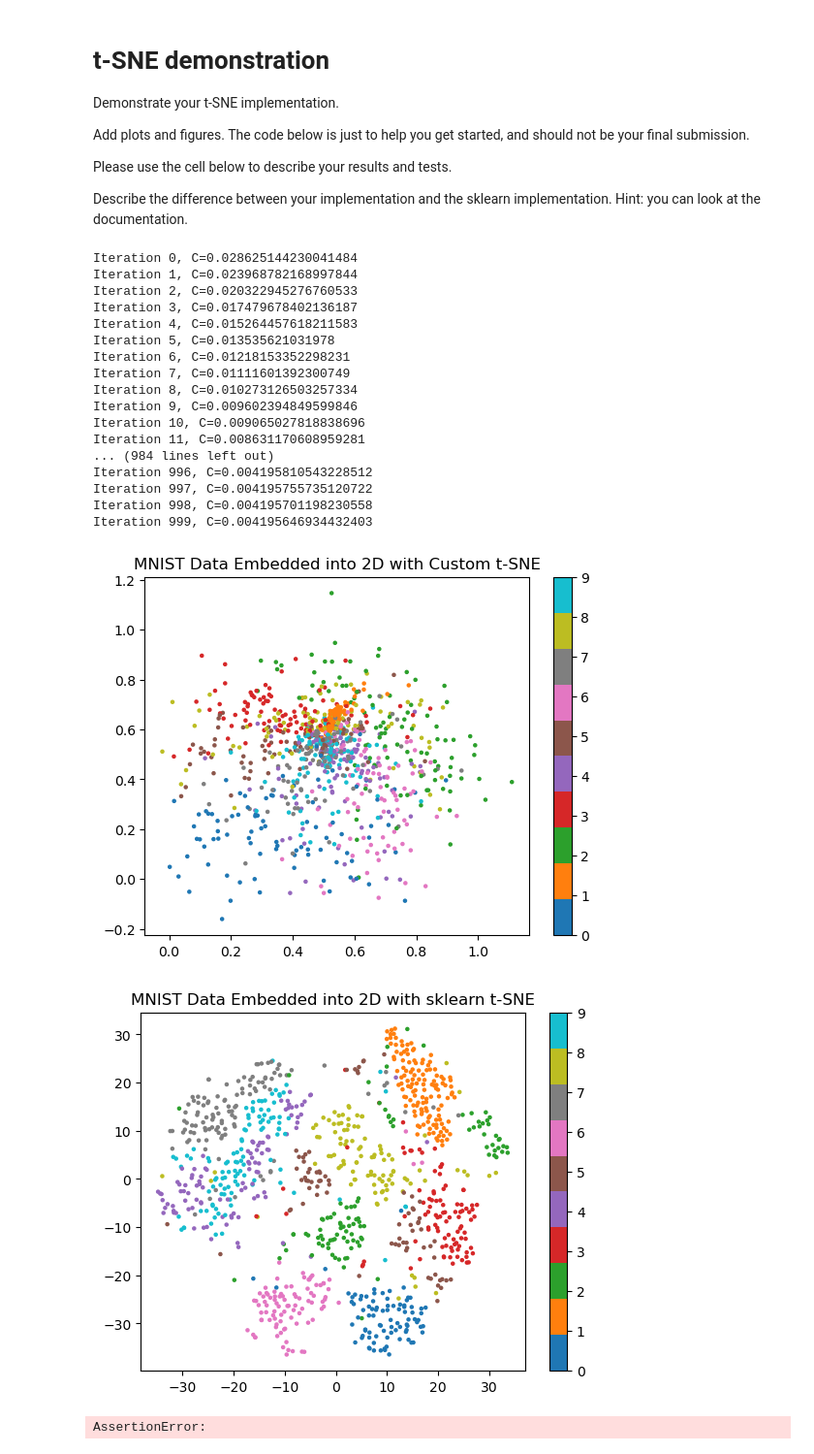
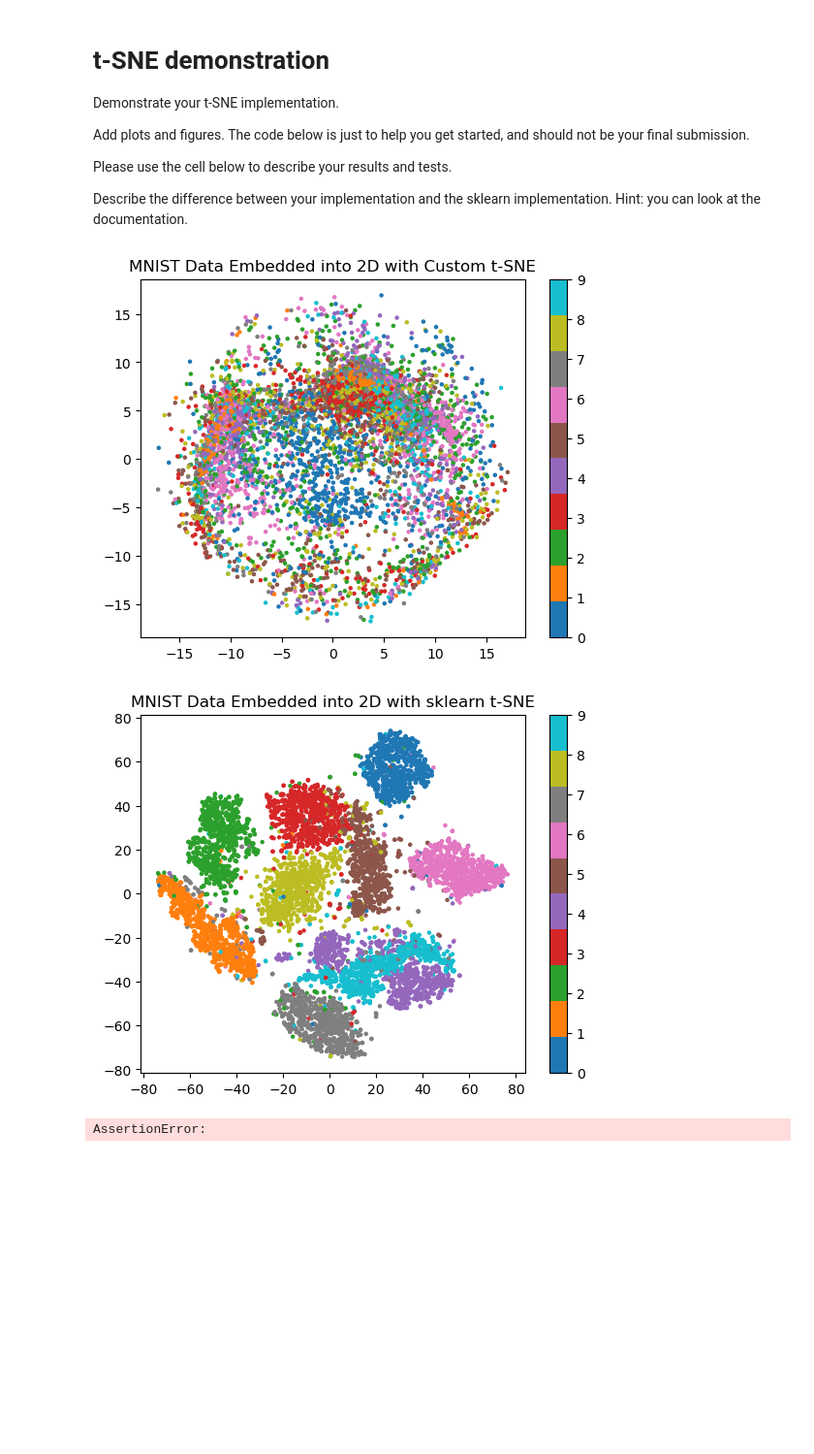
Before and after one commit to stavco9/advancedml-exc1, a Jupyter notebook: 3945_2025A_HW1_t-SNE.ipynb, the cells around one changed output. Shown at 97% size. Cells and saved outputs as stored; diff of their text form; code cells hidden in the pictures; blank space fills up the shorter version.

```diff
--- a/3945_2025A_HW1_t-SNE.ipynb
+++ b/3945_2025A_HW1_t-SNE.ipynb
@@ -64,8 +66,8 @@ class CustomTSNE:
         self.n_iter = n_iter
         self.learning_rate = learning_rate
         # Note: You may add more attributes
-        self.sigma = 10  # TODO
-        self.verbose = True  # TODO
+        self.sigma = 1  # TODO
+        self.verbose = False  # TODO
 
     def fit_transform(self, X):
         # Part 1: Implementing t-SNE
@@ -78,33 +80,35 @@ class CustomTSNE:
         X_dists = -X_dists**2 / (2*self.sigma**2)
         X_dists = np.exp(X_dists)
         X_dists = squareform(X_dists)  # diagonal is 0
+
+        # we saw that in sklearn's implementation
+        n_neighbors = min(N-1, int(self.perplexity))
+        n_nearest_indexes = np.argsort(X_dists, axis=1)[
+            :, 1:n_neighbors+1]  # +1 to remove i=j
+        X_dists = np.take_along_axis(X_dists, n_nearest_indexes, axis=1)
+
         p_ij = X_dists / np.sum(X_dists)  # normalize to a probabilty
 
         Y = np.random.random((N, self.n_components))
-
         for i in tqdm(range(self.n_iter), disable=not self.verbose):
-            Y_dists = pdist(Y)
+            Y_diff = Y[:, np.newaxis, :] - Y[n_nearest_indexes]
+            Y_dists = np.linalg.norm(Y_diff, axis=-1)
             Y_dists = 1+Y_dists**2
             Y_dists = Y_dists ** -1
-            Y_dists = squareform(Y_dists)  # diagonal is 0
             q_ij = Y_dists / np.sum(Y_dists)  # normalize to a probabilty
 
-            C = p_ij * np.log(p_ij/q_ij, where=(q_ij != 0) &
-                              (p_ij != 0))  # remove i=j cases
-            # TODO: remove division by 0 (although it doesnt do anything)
+            C = p_ij * np.log(p_ij/q_ij)
 
             C = np.sum(C)
             if self.verbose:
                 print(f"Iteration {i}, {C=}")
 
-            Y_diff = Y[:, np.newaxis, :] - Y[np.newaxis, :, :]
             grad_C_yi = 4 * \
                 np.sum((p_ij - q_ij)[..., np.newaxis] *
                        Y_diff * Y_dists[..., np.newaxis], axis=1)
 
             Y -= self.learning_rate * grad_C_yi
             # TODO: add early stopping
-            # TODO: maybe take only close neighbors
         # Return Y, the 2D representation of the input data
         return Y
 
@@ -223,46 +227,29 @@ Describe the difference between your implementation and the sklearn implementati
 # %%
 N = 400
 
 # Run your custom t-SNE implementation
 custom_tsne = CustomTSNE(n_components=2, n_iter=1000, perplexity=N/10)
-custom_Y = custom_tsne.fit_transform(X_train_normalized_opt1[:1000])
+custom_Y = custom_tsne.fit_transform(X_train_normalized_opt1)
 
 # Run sklearn t-SNE
 sk_tsne = TSNE(n_components=2, init='random', perplexity=N/10)
-sk_Y = sk_tsne.fit_transform(X_train_normalized_opt1[:1000])
+sk_Y = sk_tsne.fit_transform(X_train_normalized_opt1)
 
 # Visualization of the result
 plt.figure()
-plt.scatter(custom_Y[:, 0], custom_Y[:, 1], s=5, c=label_train[:1000].astype(int), cmap='tab10')
+plt.scatter(custom_Y[:, 0], custom_Y[:, 1], s=5, c=label_train.astype(int), cmap='tab10')
 plt.colorbar()
 plt.title('MNIST Data Embedded into 2D with Custom t-SNE')
 plt.show()
 
 plt.figure()
-plt.scatter(sk_Y[:, 0], sk_Y[:, 1], s=5, c=label_train[:1000].astype(int), cmap='tab10')
+plt.scatter(sk_Y[:, 0], sk_Y[:, 1], s=5, c=label_train.astype(int), cmap='tab10')
 plt.colorbar()
 plt.title('MNIST Data Embedded into 2D with sklearn t-SNE')
 plt.show()
 # %% [output]
-Iteration 0, C=0.028625144230041484
-Iteration 1, C=0.023968782168997844
-Iteration 2, C=0.020322945276760533
-Iteration 3, C=0.017479678402136187
-Iteration 4, C=0.015264457618211583
-Iteration 5, C=0.013535621031978
-Iteration 6, C=0.01218153352298231
-Iteration 7, C=0.01111601392300749
-Iteration 8, C=0.010273126503257334
-Iteration 9, C=0.009602394849599846
-Iteration 10, C=0.009065027818838696
-Iteration 11, C=0.008631170608959281
-... (984 lines left out)
-Iteration 996, C=0.004195810543228512
-Iteration 997, C=0.004195755735120722
-Iteration 998, C=0.004195701198230558
-Iteration 999, C=0.004195646934432403
-[figure, old version]
+[figure, new version]
-[figure, old version]
+[figure, new version]
 # %%
 assert False
 # %% [output]
```
Also changed, not shown: parts of 1 cell of this notebook.
